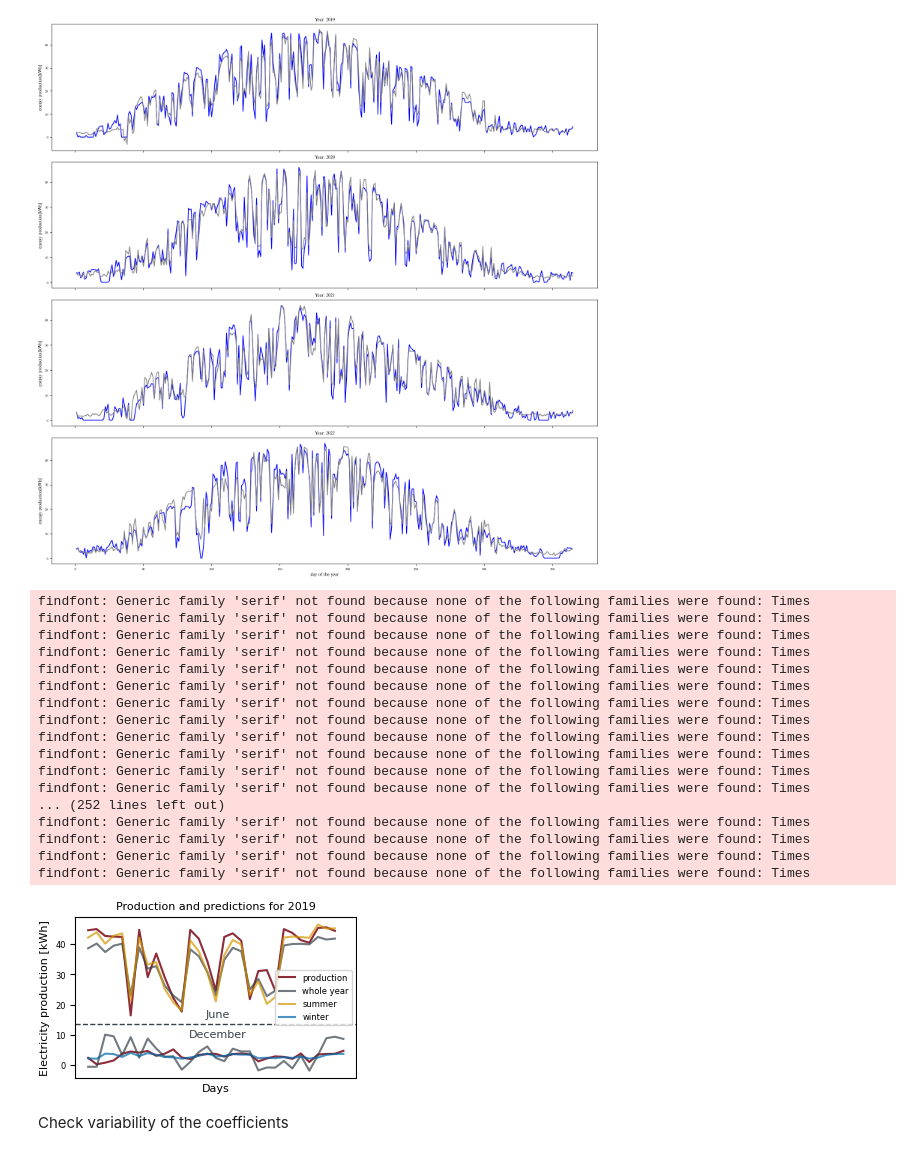
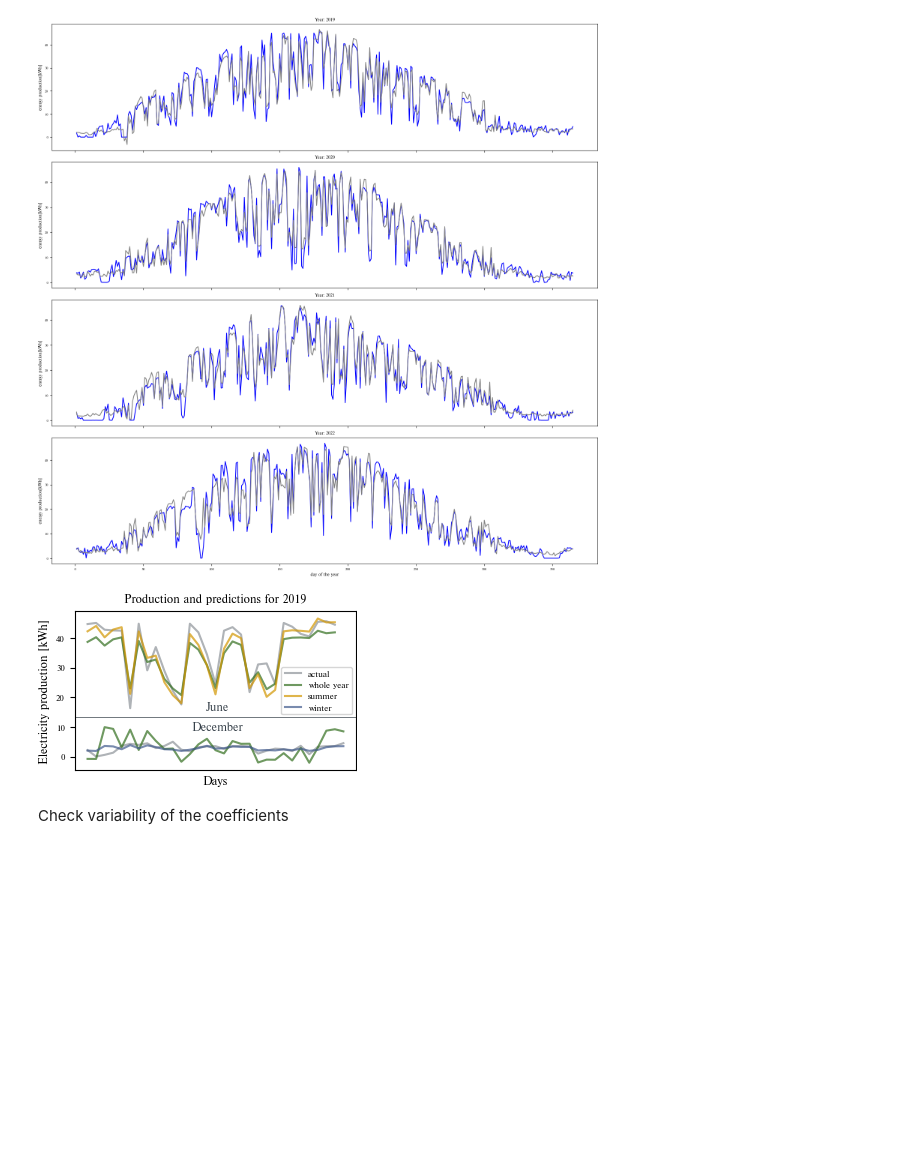
Before and after one commit to Xploeng/DataLiteracy, a Jupyter notebook: experiments/make_linear_regression.ipynb, the cells around one changed output. Drawn from its saved outputs; the diff is of its cells as text; code cells hidden in the pictures; blank space fills up the shorter version.

Commit message:
rephrasing, plot labels, paragraph on variability

```diff
--- a/experiments/make_linear_regression.ipynb
+++ b/experiments/make_linear_regression.ipynb
@@ -307,59 +307,42 @@ for i,month in enumerate(months):
     ax.plot(
         month_data['Day'],
         month_data['Gesamtanlage[kWh]'],
-        color=rgb.tue_red,
-        label='production'
+        color=rgb.tue_gray,
+        label='actual'
         )
 
     X_month = month_data.drop(['RSKF', 'Datum und Uhrzeit', 'Year', 'Day of year', 'Day', 'Month', 'Gesamtanlage[kWh]'], axis=1)
     pred_using_season = X_month.apply(reg_using_season, axis=1)
 
     # plot predictions
     ax.plot(
         month_data['Day'],
         reg.predict(scaler.transform(X_month.drop('Season', axis=1))),
-        color=rgb.tue_dark,
+        color=rgb.tue_darkgreen,
         label='whole year',
         alpha=0.7
         )
 
     ax.plot(
         month_data['Day'],
         pred_using_season,
-        color=[rgb.tue_orange, rgb.tue_blue][i],
+        color=[rgb.tue_orange, rgb.tue_darkblue][i],
         label=['summer', 'winter'][i],
         alpha=0.7
         )
 
 fig.text(0.56, 0.40, 'June', ha='center', c=rgb.tue_dark)
 fig.text(0.56, 0.30, 'December', ha='center', c=rgb.tue_dark)
-ax.axhline(y=13.5, color=rgb.tue_dark, lw=1, ls='--')
+ax.axhline(y=13.5, color=rgb.tue_dark, lw=0.5, ls='-')
 
 handles, labels = plt.gca().get_legend_handles_labels()
 by_label = dict(zip(labels, handles))
 plt.legend(by_label.values(), by_label.keys(), loc='best')
 
 plt.savefig('../report/fig/predictions.pdf')
 plt.show()
 # %% [output]
-findfont: Generic family 'serif' not found because none of the following families were found: Times
-findfont: Generic family 'serif' not found because none of the following families were found: Times
-findfont: Generic family 'serif' not found because none of the following families were found: Times
-findfont: Generic family 'serif' not found because none of the following families were found: Times
-findfont: Generic family 'serif' not found because none of the following families were found: Times
-findfont: Generic family 'serif' not found because none of the following families were found: Times
-findfont: Generic family 'serif' not found because none of the following families were found: Times
-findfont: Generic family 'serif' not found because none of the following families were found: Times
-findfont: Generic family 'serif' not found because none of the following families were found: Times
-findfont: Generic family 'serif' not found because none of the following families were found: Times
-findfont: Generic family 'serif' not found because none of the following families were found: Times
-findfont: Generic family 'serif' not found because none of the following families were found: Times
-... (252 lines left out)
-findfont: Generic family 'serif' not found because none of the following families were found: Times
-findfont: Generic family 'serif' not found because none of the following families were found: Times
-findfont: Generic family 'serif' not found because none of the following families were found: Times
-findfont: Generic family 'serif' not found because none of the following families were found: Times
-[figure, old version]
+[figure, new version]
 # %% [markdown]
 Check variability of the coefficients
 # %%
```
Also changed, not shown: parts of 3 cells of this notebook, 4 other files.
